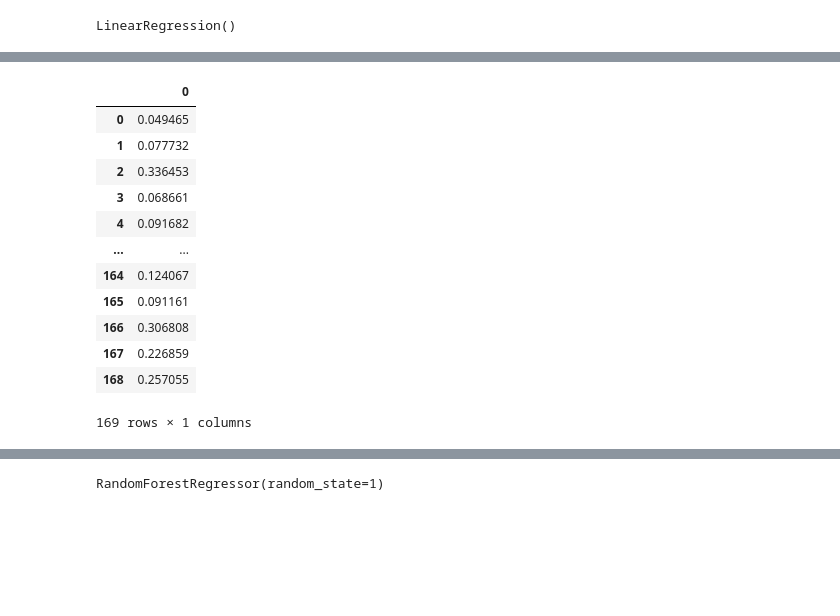
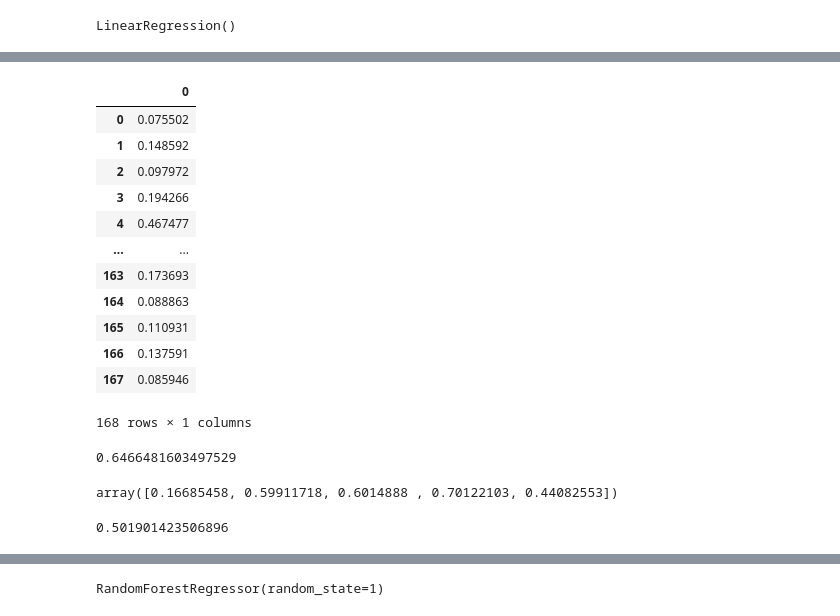
Before and after one commit to saifulislammithu/Machine_learing1, a Jupyter notebook: Machine Learning Class Assignment.ipynb, the cells around one changed output, grey strips where cells are left out. Cells and saved outputs as stored; diff of their text form; code cells hidden in the pictures; blank space fills up the shorter version.

Commit message:
This is my class assignment on latpot price.

```diff
--- a/Machine Learning Class Assignment.ipynb
+++ b/Machine Learning Class Assignment.ipynb
@@ -70,0 +101,2 @@ memory usage: 125.0+ KB
+# %%
+datasets.loc[(datasets['brand']=='HP')& (datasets['Price'].isnull()), ['Price']]=57990.0
@@ -109,0 +158,2 @@ duplicate
+# %%
+datasets.drop_duplicates(keep='first', inplace=True)
@@ -256,8 +369,8 @@ ordinal_labels2
  'First': 8,
  'NVIDIA': 9}
 # %%
-datasets['processor_brand']=datasets['processor_brand'].map(ordinal_labels2)
-datasets.head()
+#datasets['processor_brand']=datasets['processor_brand'].map(ordinal_labels2)
+#datasets.head()
 # %% [output]
 |  | brand | model | processor_brand | processor_Name | processor_gnrtn | ram_gb | Apps | ssd | ... |
 | 0 | ASUS | 2 | 4 | 5 | Missing | 4.0 | Cooling | 0 | ... |
@@ -356,4 +457 @@ Index(['Core i5', 'Core i3', 'Core i7', 'Ryzen 5', 'Ryzen 7', 'Ryzen 9',
 5 rows × 45 columns
-# %%
-datasets.drop(feature_OH_Encode,axis=1,inplace=True)
-datasets.head()
@@ -499,21 +589,35 @@ model.intercept_
 # %%
-y_pred=model.predict(X_test)
+y_pred=model.predict(X_test).flatten()
 y_pred=pd.DataFrame(y_pred)
 y_pred
 # %% [output]
 |  | 0 |
-| 0 | 0.049465 |
-| 1 | 0.077732 |
-| 2 | 0.336453 |
-| 3 | 0.068661 |
-| 4 | 0.091682 |
+| 0 | 0.075502 |
+| 1 | 0.148592 |
+| 2 | 0.097972 |
+| 3 | 0.194266 |
+| 4 | 0.467477 |
 | ... | ... |
-| 164 | 0.124067 |
-| 165 | 0.091161 |
-| 166 | 0.306808 |
-| 167 | 0.226859 |
-| 168 | 0.257055 |
+| 163 | 0.173693 |
+| 164 | 0.088863 |
+| 165 | 0.110931 |
+| 166 | 0.137591 |
+| 167 | 0.085946 |
-169 rows × 1 columns
+168 rows × 1 columns
+# %%
+model.score(X_test,y_test)
+# %% [output]
+0.6466481603497529
+# %%
+from sklearn.model_selection import cross_val_score
+cvmodel=cross_val_score(LinearRegression(), X, y,cv=5)
+cvmodel
+# %% [output]
+array([0.16685458, 0.59911718, 0.6014888 , 0.70122103, 0.44082553])
+# %%
+cvmodel.mean()
+# %% [output]
+0.501901423506896
 # %%
 mean_squared_error(y_test,y_pred)
 # %% [output]
```
Also changed, not shown: parts of 69 cells of this notebook.
